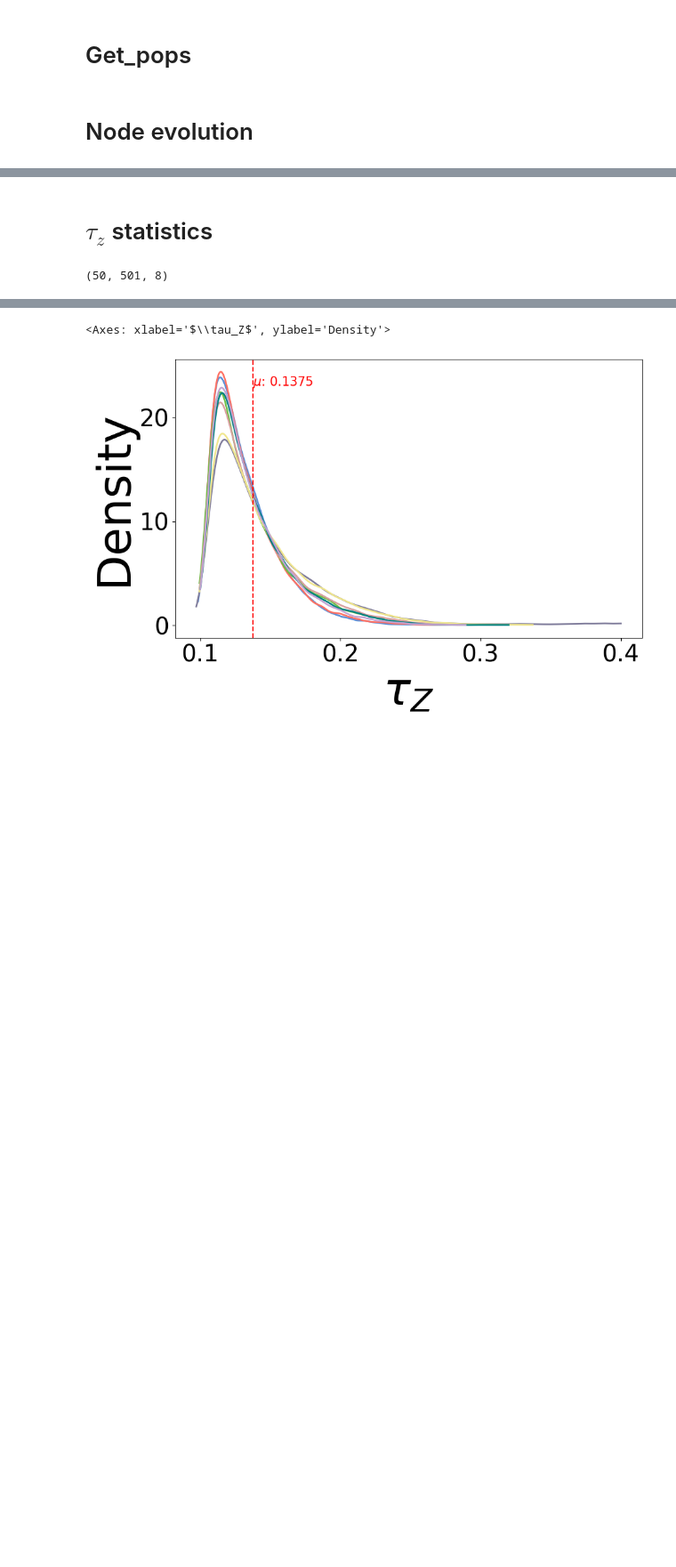
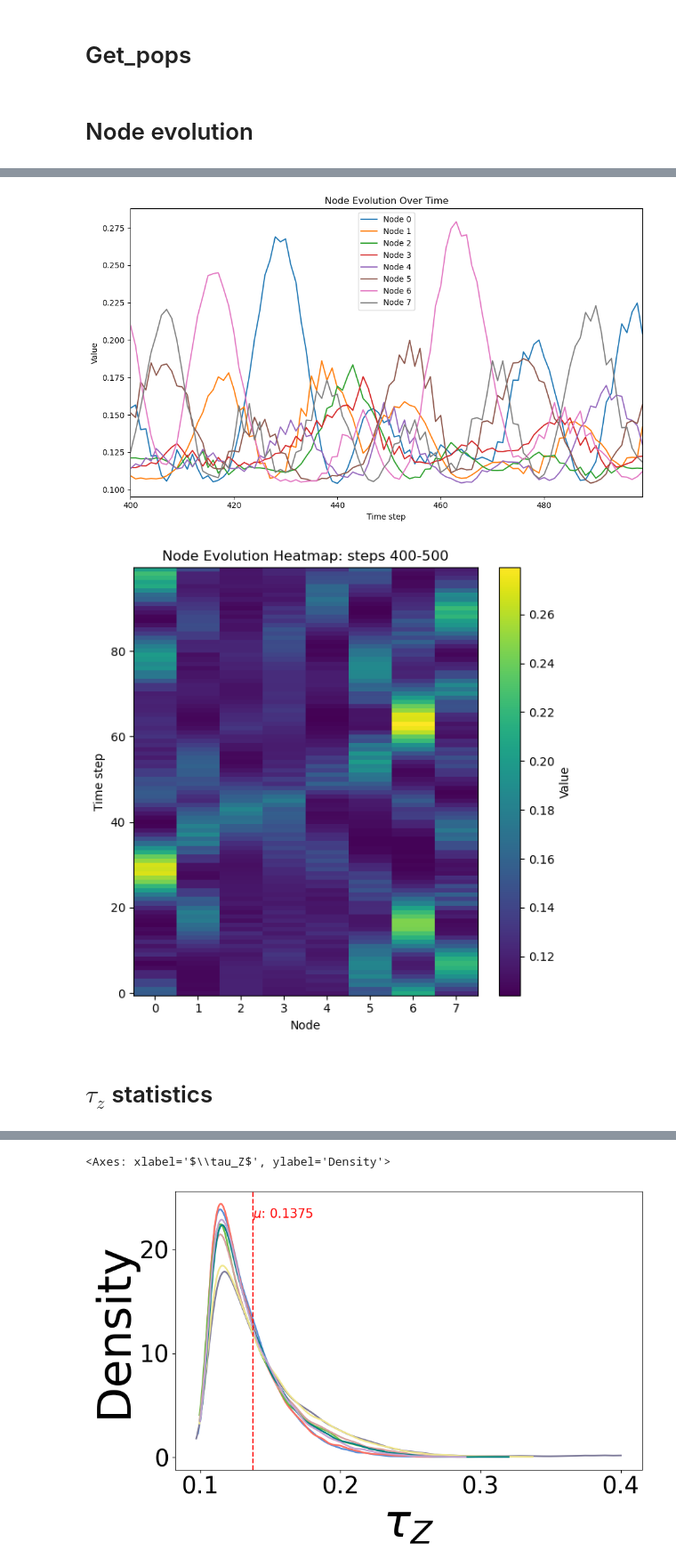
Before and after one commit to UnnatiAkhouri/QuNet, a Jupyter notebook: QuNet_bootcamp_2025/Session_7/NM_evolution.ipynb, the cells around one changed output, grey strips where cells are left out. Shown at 89% size. Drawn from its saved outputs; the diff is of its cells as text; code cells hidden in the pictures; blank space fills up the shorter version.

```diff
--- a/QuNet_bootcamp_2025/Session_7/NM_evolution.ipynb
+++ b/QuNet_bootcamp_2025/Session_7/NM_evolution.ipynb
@@ -38,12 +97,12 @@ len(NM_list_0_0_2_2[1])
 # %%
-Trials = 50
+Trials = 100
 num_steps = 500
 n_qubits = 8
 
 for unitary_seed in range(Trials):
     #initial_pops = [0.043407, 0.12, 0.09, 0.15, 0.3,0.14, 0.23, 0.026593]
     #initial_pops = [0,0,0,0,1,0,0,0]
-    NM_orders_list = NM_list_0_0_2_2[unitary_seed]
+    NM_orders_list = NM_list_1_3_1_3[unitary_seed]
     initial_pops = [0.1,0.1,0.1,0.1,0.4,0.1,0.1,0.1]
     system = DM.n_thermal_qbits(initial_pops)
     connectivity = "c2_2local"
@@ -53,7 +112,7 @@ for unitary_seed in range(Trials):
     order_rule_name = "NonMarkovian"
     num_steps = num_steps
     name_for_saving = f"{unitary_seed}"
-    data = cleo.execute(file_name=f"Non_Markovian_Unitary_0_0_2_2",
+    data = cleo.execute(file_name=f"Non_Markovian_Unitary_1_3_1_3",
                        connectivity=connectivity,
                        order_rule_name = order_rule_name,
                        unitary_seed=unitary_seed,
@@ -116,7 +190,7 @@ pops_NM_0_0_2_2 = get_pops(newdata_0_0_2_2, n_qubits, "c2_2local", "NonMarkovian
 # %% [markdown]
 # Node evolution
 # %%
-def plot_node_evolution(data, steps_range = None):
+def plot_node_evolution_single_trial(data, steps_range = None, title='.png'):
     '''
     TODO: docstring
     '''
@@ -140,6 +214,7 @@ def plot_node_evolution(data, steps_range = None):
     plt.title('Node Evolution Over Time')
     plt.legend()
     plt.tight_layout()
+    plt.savefig(FIGURES_FILEPATH + 'node_evol_' + title + '.png',dpi=300, bbox_inches='tight')
     plt.show()
 
     # Heatmap: time vs node
@@ -150,6 +225,6 @@ def plot_node_evolution(data, steps_range = None):
     plt.ylabel('Time step')
     plt.title(f'Node Evolution Heatmap: steps {steps_range[0]}-{steps_range[1]}')
     plt.tight_layout()
+
+    plt.savefig(FIGURES_FILEPATH + 'node_evol_heatmap_' + title + '.png',dpi=300, bbox_inches='tight')
     plt.show()
-
-plot_node_evolution(pops_NM_0_0_2_2[11], steps_range=(400,500))
@@ -159,3 +236,8 @@ plot_node_evolution(pops_NM_0_0_2_2[11], steps_range=(400,500))
+# %%
+plot_node_evolution_single_trial(pops_NM_1_3_1_3[49], steps_range=(400,500),title='NM_1_3_1_3')
+# %% [output]
+[figure, added]
+[figure, added]
 # %% [markdown]
 # $\tau_z$ statistics
 # %%
@@ -234,4 +312,0 @@ plot_tau_z_dist(tz_trial_avg_df_0_0_2_2,title=r'$\tau_z$ distribution for Rule 0
-# %%
-pops_NM_0_0_2_2.shape
-# %% [output]
-(50, 501, 8)
```
Also changed, not shown: parts of 29 cells of this notebook, 13 other files.
